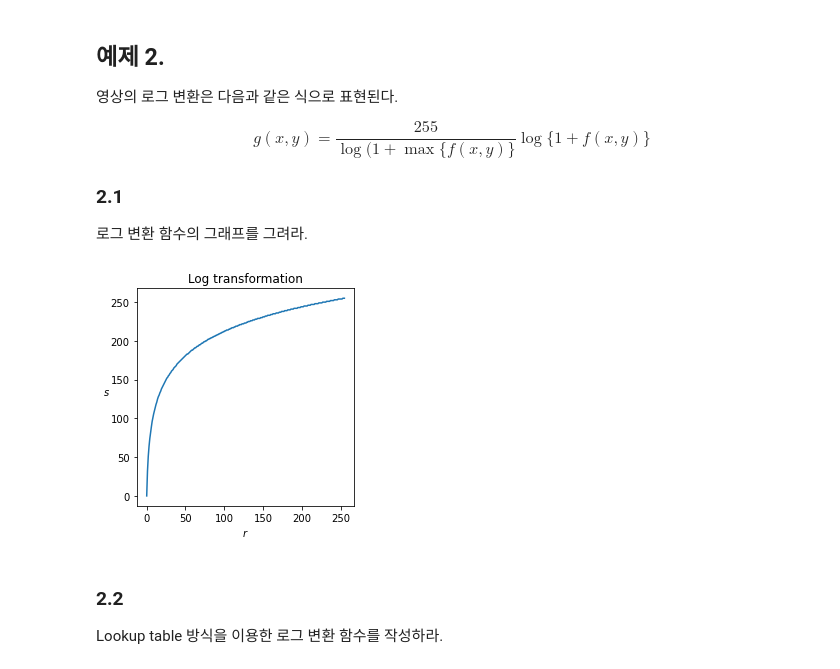
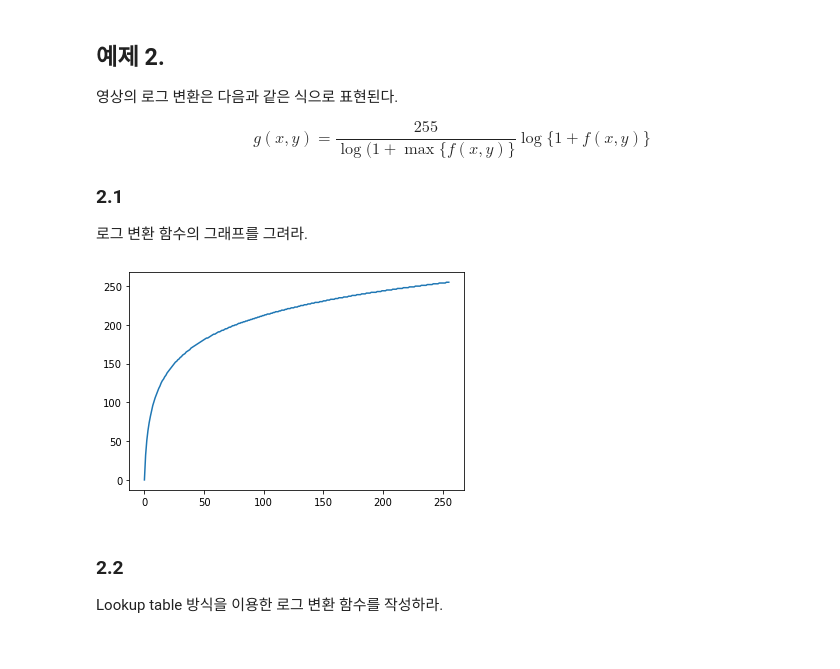
Before and after one commit to EJLee1209/ImageProcessing, a Jupyter notebook: 실습_원본/lab-06/IPP-2022-1-lab-06-20185158-이은재.ipynb, the cells around one changed output. Saved outputs shown, nothing was run; the diff lists cells and outputs as text; code cells hidden in the pictures.

```diff
--- a/실습_원본/lab-06/IPP-2022-1-lab-06-20185158-이은재.ipynb
+++ b/실습_원본/lab-06/IPP-2022-1-lab-06-20185158-이은재.ipynb
@@ -144,13 +148,16 @@ $$ g(x,y) = \frac{255}{\log(1+\max\{f(x,y)\}} \log\{1+f(x,y)\}$$
 로그 변환 함수의 그래프를 그려라.
 # %%
 def log_transformation(r):
-
+    C = 255 / np.log(256)
+    s = (C * np.log(1. + r)).round(0).clip(0,255).astype(np.uint8)
     return s
 
-
+r = np.arange(256)
+s = log_transformation(r)
+plt.plot(r,s)
 plt.show()
 # %% [output]
-[figure, old version]
+[figure, new version]
 # %% [markdown]
 ### 2.2
 Lookup table 방식을 이용한 로그 변환 함수를 작성하라.
```
Also changed, not shown: parts of 6 cells of this notebook, 6 other files.
